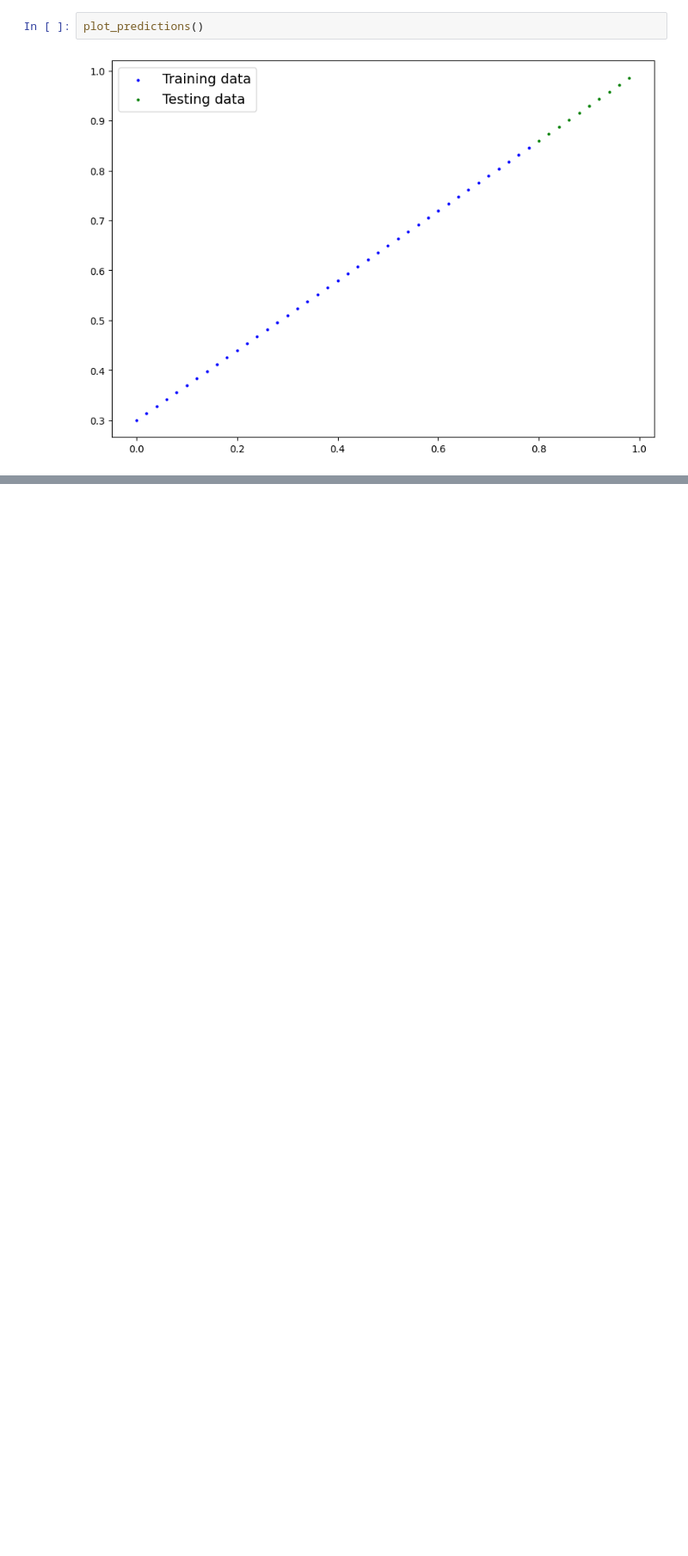
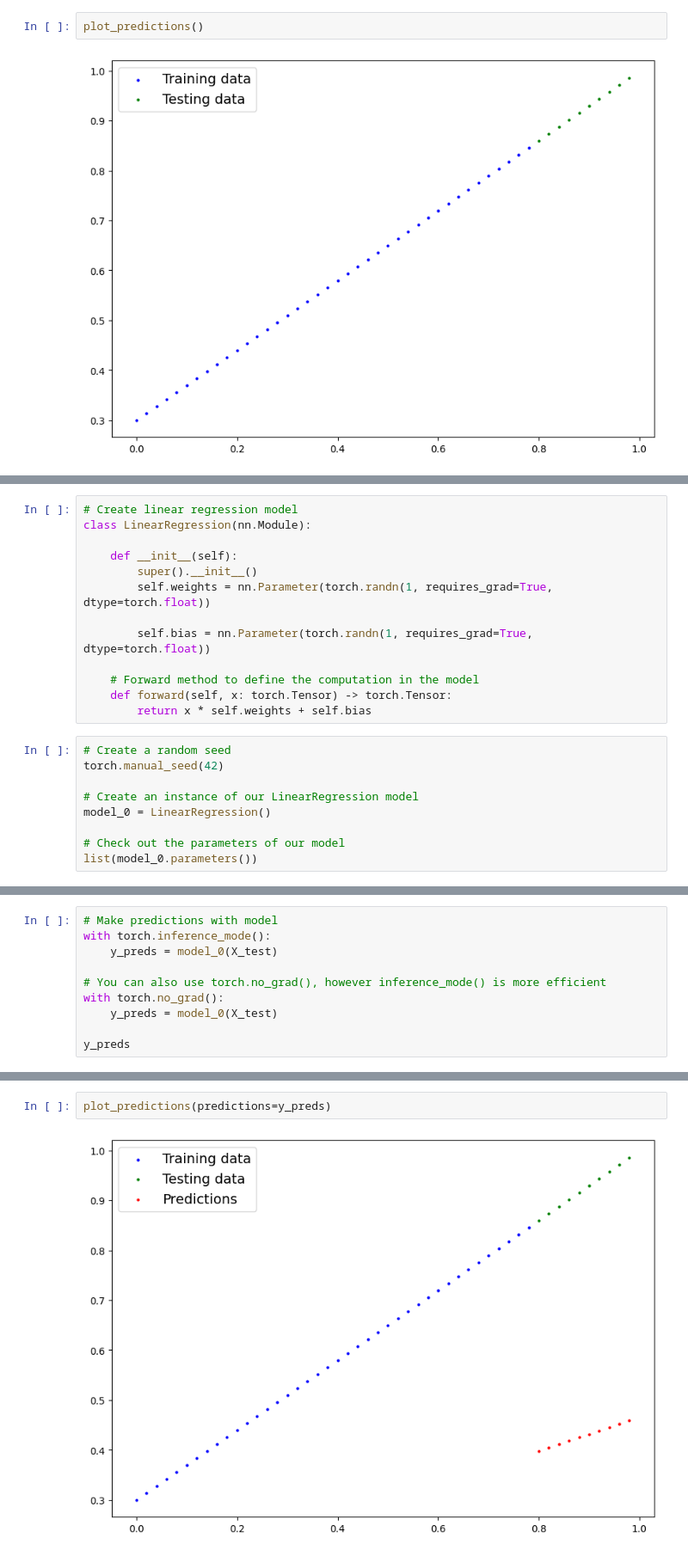
Before and after one commit to kwonji39/work, a Jupyter notebook: pytorch_02.ipynb, the cells around one changed output, grey strips where cells are left out. Shown at 86% size. Saved outputs shown, nothing was run; the diff lists cells and outputs as text; blank space fills up the shorter version.

```diff
--- a/pytorch_02.ipynb
+++ b/pytorch_02.ipynb
@@ -111,0 +114,22 @@ plot_predictions()
+# %%
+# Create linear regression model
+class LinearRegression(nn.Module):
+
+    def __init__(self):
+        super().__init__()
+        self.weights = nn.Parameter(torch.randn(1, requires_grad=True, dtype=torch.float))
+
+        self.bias = nn.Parameter(torch.randn(1, requires_grad=True, dtype=torch.float))
+
+    # Forward method to define the computation in the model
+    def forward(self, x: torch.Tensor) -> torch.Tensor:
+        return x * self.weights + self.bias
+# %%
+# Create a random seed
+torch.manual_seed(42)
+
+# Create an instance of our LinearRegression model
+model_0 = LinearRegression()
+
+# Check out the parameters of our model
+list(model_0.parameters())
@@ -111,0 +162,10 @@ plot_predictions()
+# %%
+# Make predictions with model
+with torch.inference_mode():
+    y_preds = model_0(X_test)
+
+# You can also use torch.no_grad(), however inference_mode() is more efficient
+with torch.no_grad():
+    y_preds = model_0(X_test)
+
+y_preds
@@ -111,0 +196,4 @@ plot_predictions()
+# %%
+plot_predictions(predictions=y_preds)
+# %% [output]
+[figure, added]
```
Also changed, not shown: parts of 7 cells of this notebook.
